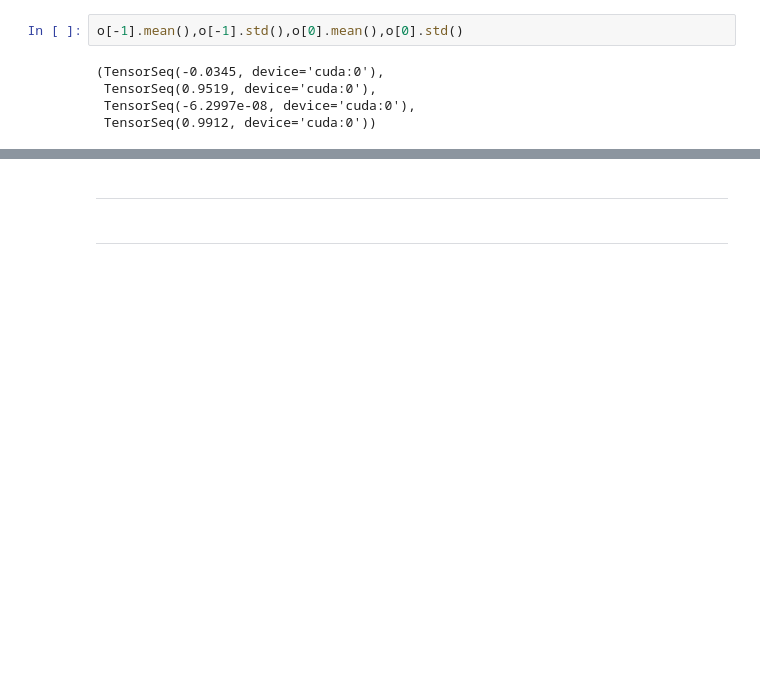
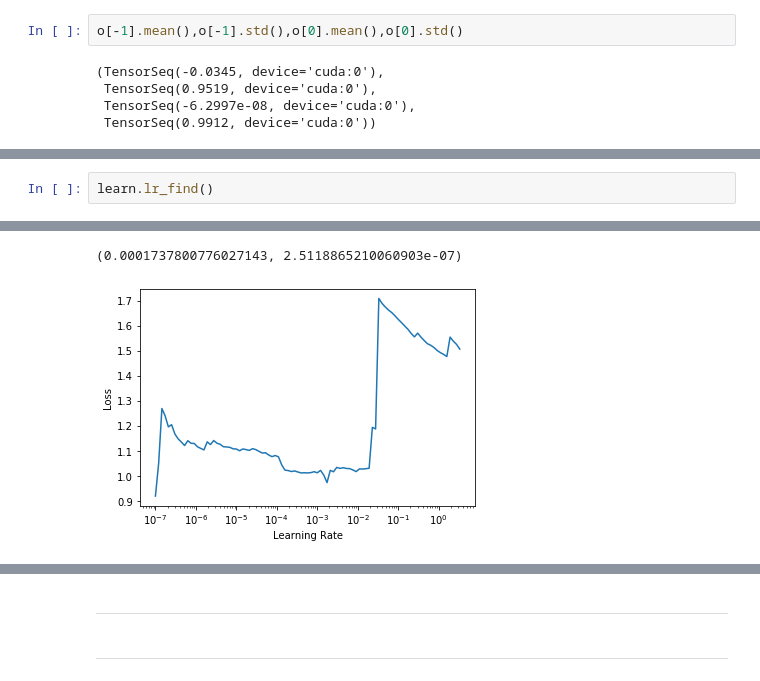
Before and after one commit to takotab/fastseq, a Jupyter notebook: nbs/11_model.conv.ipynb, the cells around one changed output, grey strips where cells are left out. Drawn from its saved outputs; the diff is of its cells as text; blank space fills up the shorter version.

```diff
--- a/nbs/11_model.conv.ipynb
+++ b/nbs/11_model.conv.ipynb
@@ -201,0 +165,3 @@ learn.recorder.plot_loss()
+# %%
+learn.lr_find()
+# %% [output]
@@ -202,3 +169,5 @@ learn.recorder.plot_loss()
+(0.0001737800776027143, 2.5118865210060903e-07)
+[figure, added]
 # %%
 learn.fit(3, 1e-5)
 learn.recorder.plot_loss()
```
Also changed, not shown: parts of 14 cells of this notebook, 6 other files.
